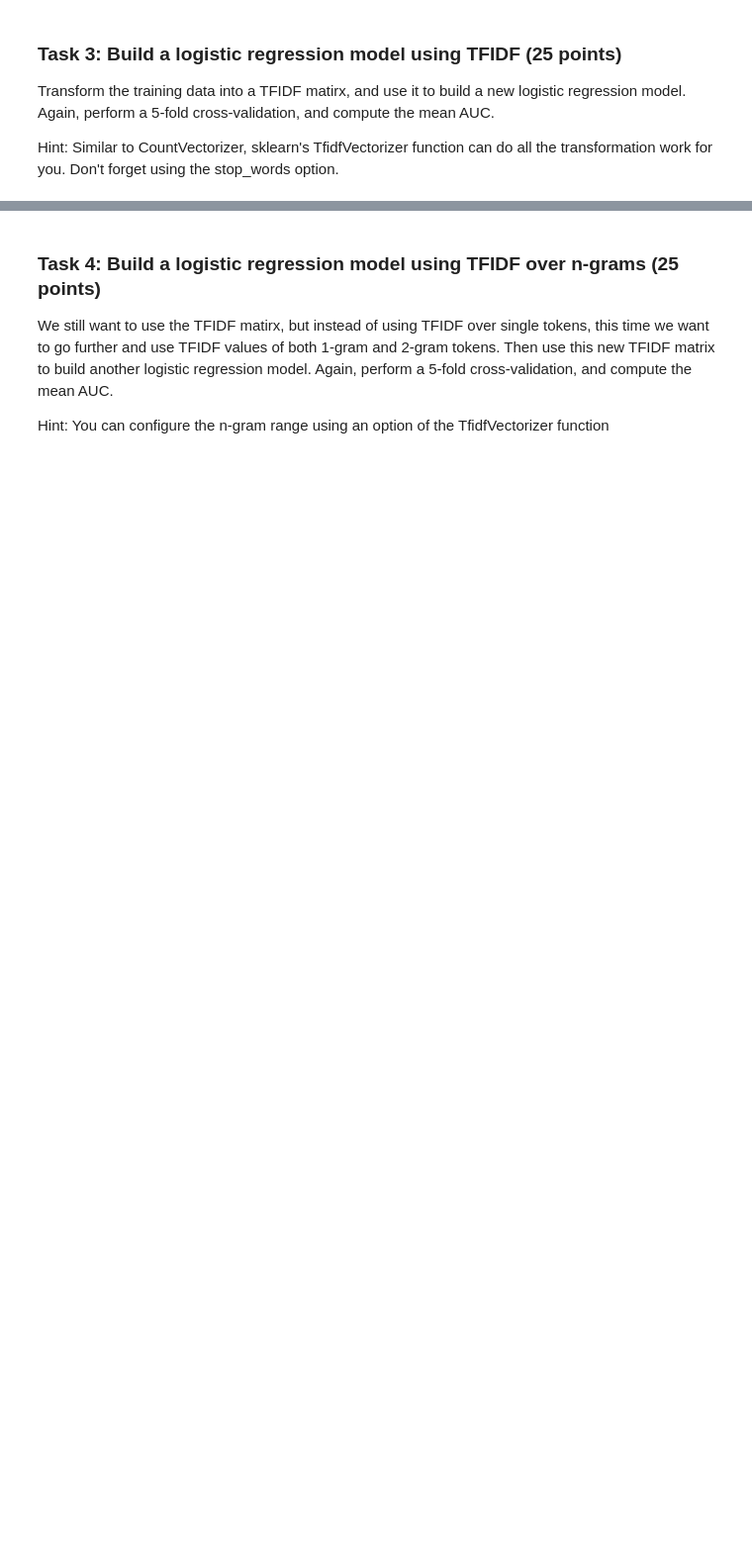
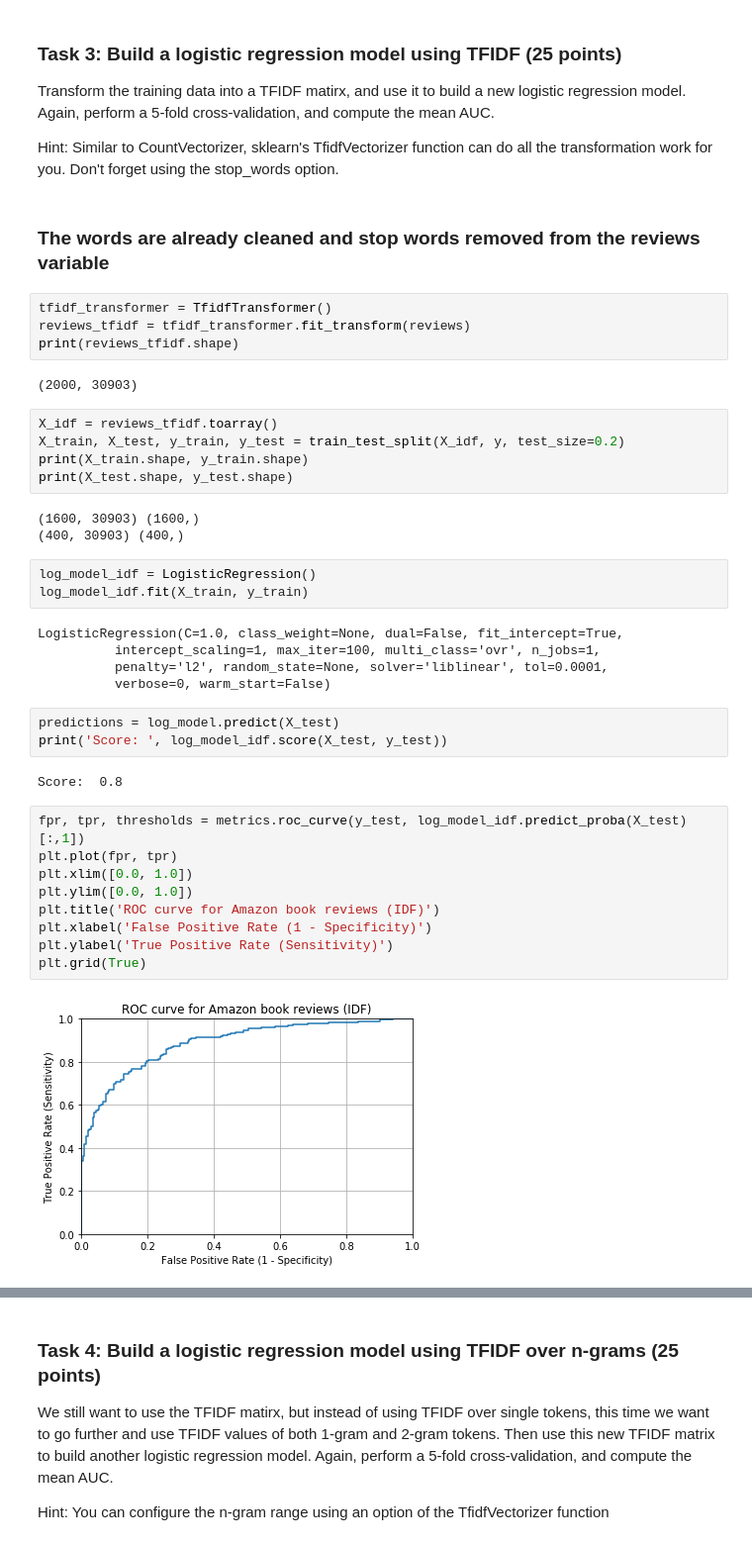
Before and after one commit to kandarpck/security-analytics, a Jupyter notebook: homework3/kkhandw1_hw3.ipynb, the cells around one changed output, grey strips where cells are left out. Shown at 99% size. Cells and saved outputs as stored; diff of their text form; blank space fills up the shorter version.

Commit message:
logistic regression using TFIDF

```diff
--- a/homework3/kkhandw1_hw3.ipynb
+++ b/homework3/kkhandw1_hw3.ipynb
@@ -162,3 +162,43 @@ AUC:  0.983697
 Transform the training data into a TFIDF matirx, and use it to build a new logistic regression model. Again, perform a 5-fold cross-validation, and compute the mean AUC.
 
 Hint: Similar to CountVectorizer, sklearn's TfidfVectorizer function can do all the transformation work for you. Don't forget using the stop_words option.
+# %% [markdown]
+### The words are already cleaned and stop words removed from the reviews variable
+# %%
+tfidf_transformer = TfidfTransformer()
+reviews_tfidf = tfidf_transformer.fit_transform(reviews)
+print(reviews_tfidf.shape)
+# %% [output]
+(2000, 30903)
+# %%
+X_idf = reviews_tfidf.toarray()
+X_train, X_test, y_train, y_test = train_test_split(X_idf, y, test_size=0.2)
+print(X_train.shape, y_train.shape)
+print(X_test.shape, y_test.shape)
+# %% [output]
+(1600, 30903) (1600,)
+(400, 30903) (400,)
+# %%
+log_model_idf = LogisticRegression()
+log_model_idf.fit(X_train, y_train)
+# %% [output]
+LogisticRegression(C=1.0, class_weight=None, dual=False, fit_intercept=True,
+          intercept_scaling=1, max_iter=100, multi_class='ovr', n_jobs=1,
+          penalty='l2', random_state=None, solver='liblinear', tol=0.0001,
+          verbose=0, warm_start=False)
+# %%
+predictions = log_model.predict(X_test)
+print('Score: ', log_model_idf.score(X_test, y_test))
+# %% [output]
+Score:  0.8
+# %%
+fpr, tpr, thresholds = metrics.roc_curve(y_test, log_model_idf.predict_proba(X_test)[:,1])
+plt.plot(fpr, tpr)
+plt.xlim([0.0, 1.0])
+plt.ylim([0.0, 1.0])
+plt.title('ROC curve for Amazon book reviews (IDF)')
+plt.xlabel('False Positive Rate (1 - Specificity)')
+plt.ylabel('True Positive Rate (Sensitivity)')
+plt.grid(True)
+# %% [output]
+[figure, added]
```
Also changed, not shown: parts of 8 cells of this notebook.
